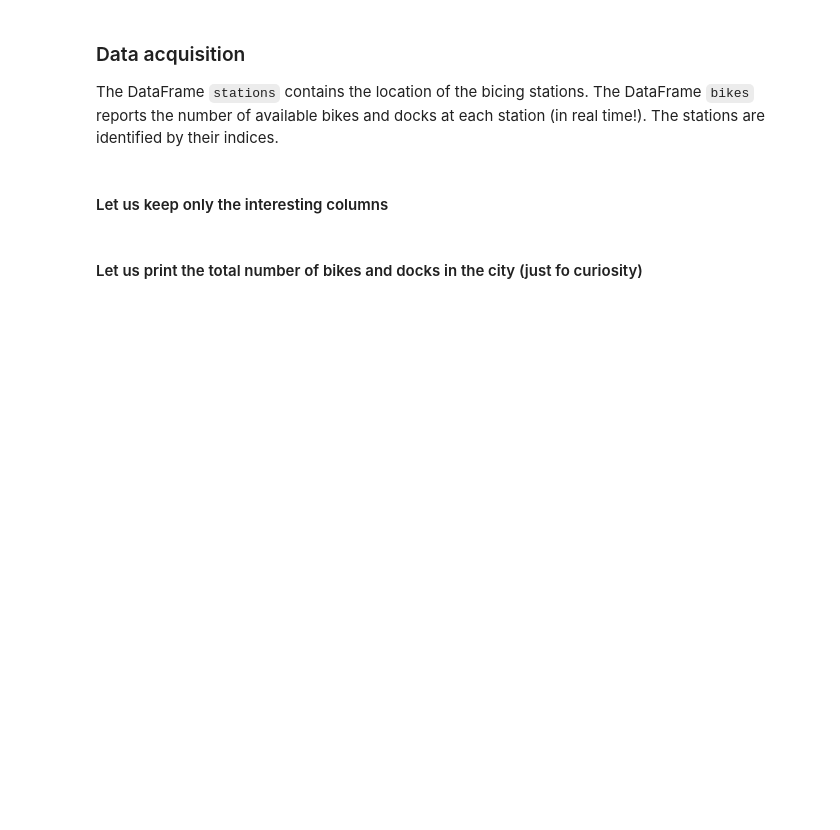
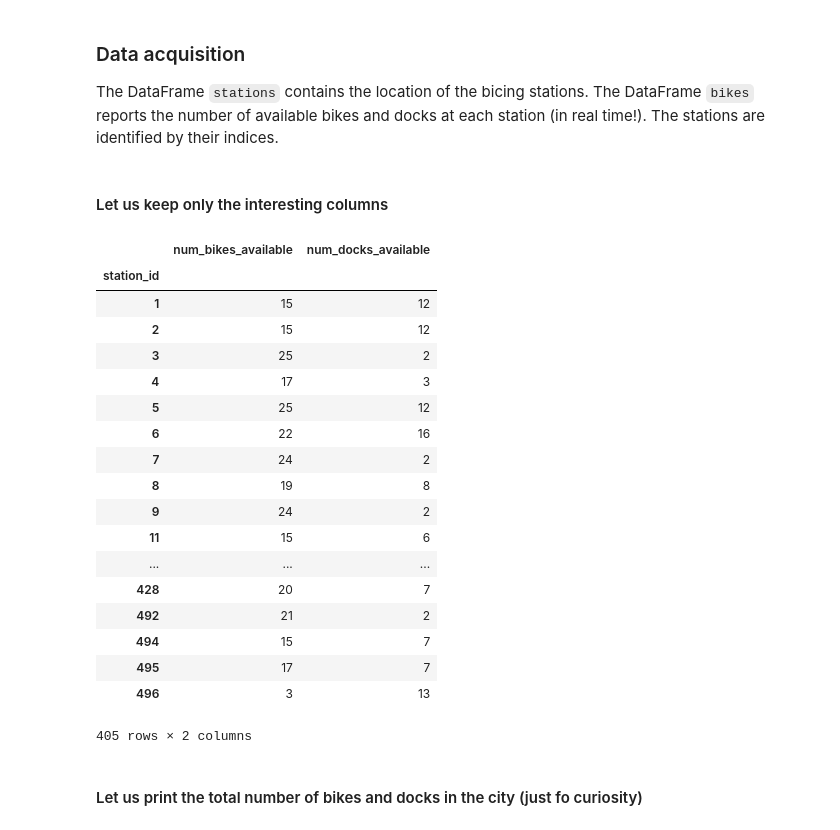
Before and after one commit to marcgallego/BicingBot, a Jupyter notebook: bicingflow.ipynb, the cells around one changed output. Cells and saved outputs as stored; diff of their text form; code cells hidden in the pictures; blank space fills up the shorter version.

```diff
--- a/bicingflow.ipynb
+++ b/bicingflow.ipynb
@@ -47,8 +45,28 @@ bikes = DataFrame.from_records(pd.read_json(url_status)['data']['stations'], ind
 # %%
 nbikes = 'num_bikes_available'
 ndocks = 'num_docks_available'
 bikes = bikes[[nbikes, ndocks]] # We only select the interesting columns
-#bikes
+bikes
+# %% [output]
+|  | num_bikes_available | num_docks_available |
+| station_id |  |  |
+| 1 | 15 | 12 |
+| 2 | 15 | 12 |
+| 3 | 25 | 2 |
+| 4 | 17 | 3 |
+| 5 | 25 | 12 |
+| 6 | 22 | 16 |
+| 7 | 24 | 2 |
+| 8 | 19 | 8 |
+| 9 | 24 | 2 |
+| 11 | 15 | 6 |
+| ... | ... | ... |
+| 428 | 20 | 7 |
+| 492 | 21 | 2 |
+| 494 | 15 | 7 |
+| 495 | 17 | 7 |
+| 496 | 3 | 13 |
+405 rows × 2 columns
 # %% [markdown]
 #### Let us print the total number of bikes and docks in the city (just fo curiosity)
 # %%
```
Also changed, not shown: parts of 10 cells of this notebook, 2 other files.
